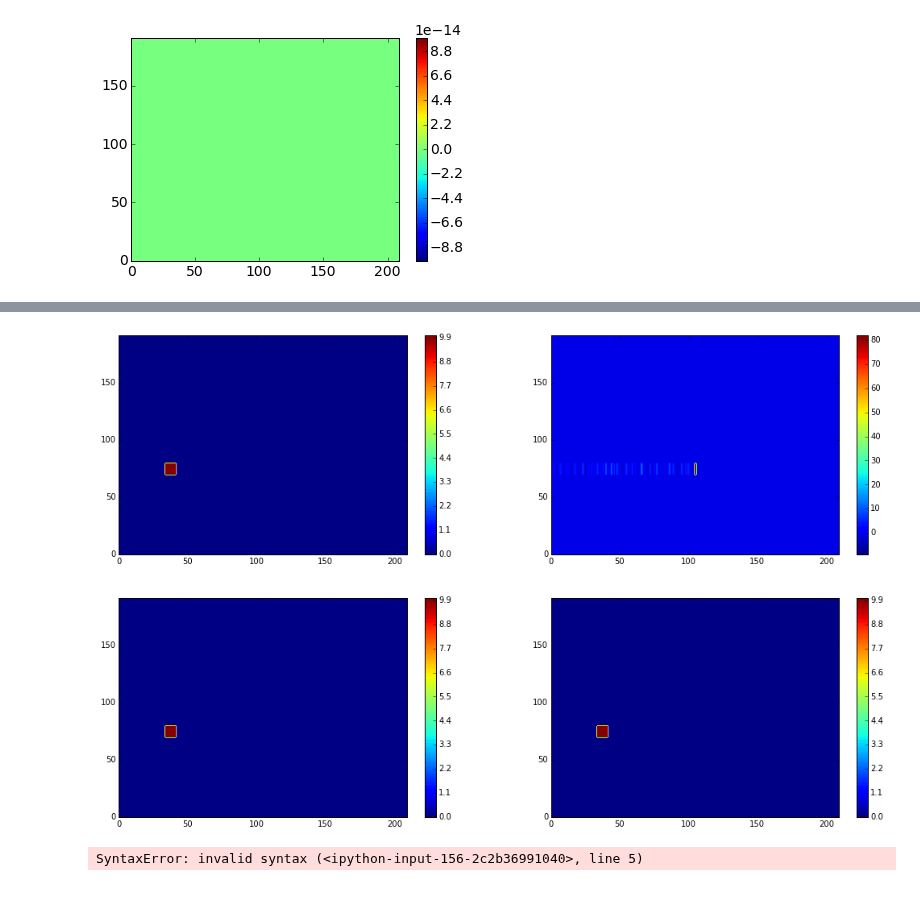
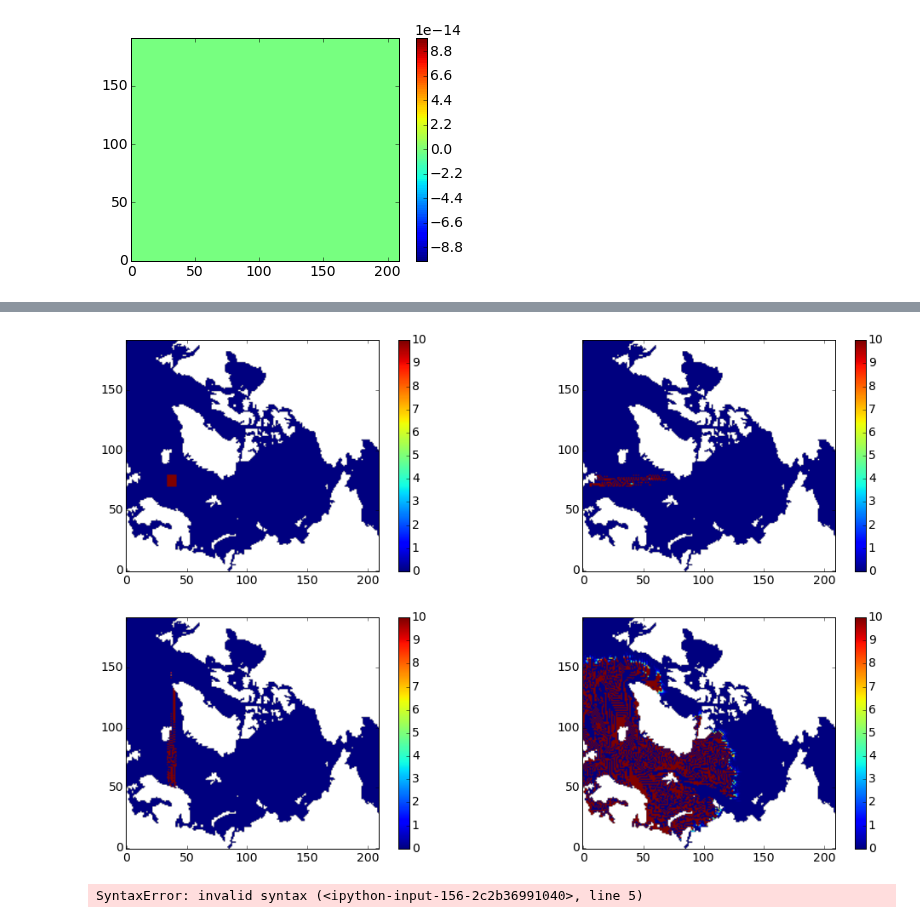
Before and after one commit to AlessandroMozzato/notebooks, a Jupyter notebook: GradientVelocity.ipynb, the cells around one changed output, grey strips where cells are left out. Drawn from its saved outputs; the diff is of its cells as text; code cells hidden in the pictures; blank space fills up the shorter version.

```diff
--- a/GradientVelocity.ipynb
+++ b/GradientVelocity.ipynb
@@ -302,19 +305,0 @@ for i in range(0,nt*100):
-# %%
-S1 = np.array(S0)
-vel = 100
-Sx2_touse = Sx2*vel
-Sx_comb = np.ndarray([192,210,210])
-for x in range(S1.shape[0]):
-    Sx_comb[x,:,:] = id_x*Sx2_touse[x,:]
-
-for i in range(10):
-    for x in range(S1.shape[0]):
-        S1[x,:] = S1[x,:] + np.dot(Sx_comb[x,:,:],S1[x,:])
-# %%
-S1 = np.array(S0)
-S2 = np.array(S0)
-for x in range(S1.shape[0]):
-    S2[x,:] = np.dot(Sx_comb[x,:,:],S1[x,:])
-    if x == 100:
-        plt.contourf(S2)
-        plt.colorbar()
@@ -336,23 +332,26 @@ plt.colorbar()
 # %%
 #S[hfacc[0,:,:]==0]=np.nan
 S00 = np.array(S0)
 #S00[hfacc[0,:,:]==0]=np.nan
+vimin = 0
+vimax = 10
 fig, axes = plt.subplots(2,2)
-a0 = axes[0,0].contourf(S00,100)
+S00[hfacc[0,:,:]==0]=np.nan
+a0 = axes[0,0].imshow(S00,vmin=vimin,vmax=vimax,origin="lower")
 cbar = fig.colorbar(a0 , ax=axes[0,0])
-#S1[hfacc[0,:,:]==0]=np.nan
-a1 = axes[0,1].contourf(S1,100)
+S1[hfacc[0,:,:]==0]=np.nan
+a1 = axes[0,1].imshow(S1,vmin=vimin,vmax=vimax,origin="lower")
 cbar = fig.colorbar(a1 , ax=axes[0,1])
-#S2[hfacc[0,:,:]==0]=np.nan
-a2 = axes[1,0].contourf(S2,100)
+S2[hfacc[0,:,:]==0]=np.nan
+a2 = axes[1,0].imshow(S2,vmin=vimin,vmax=vimax,origin="lower")
 cbar = fig.colorbar(a2 , ax=axes[1,0])
-#S3[hfacc[0,:,:]==0]=np.nan
-a3 = axes[1,1].contourf(S5,100)
+S3[hfacc[0,:,:]==0]=np.nan
+a3 = axes[1,1].imshow(S3,vmin=vimin,vmax=vimax,origin="lower")
 cbar = fig.colorbar(a3 , ax=axes[1,1])
 
 fig.subplots_adjust(right=2.4,top=2.2)
 # %% [output]
-[figure, old version]
+[figure, new version]
 # %%
 def nangrid(field,res):
     ### This script fills the field with nans in the right bit
```
Also changed, not shown: parts of 15 cells of this notebook, 1 other file.
